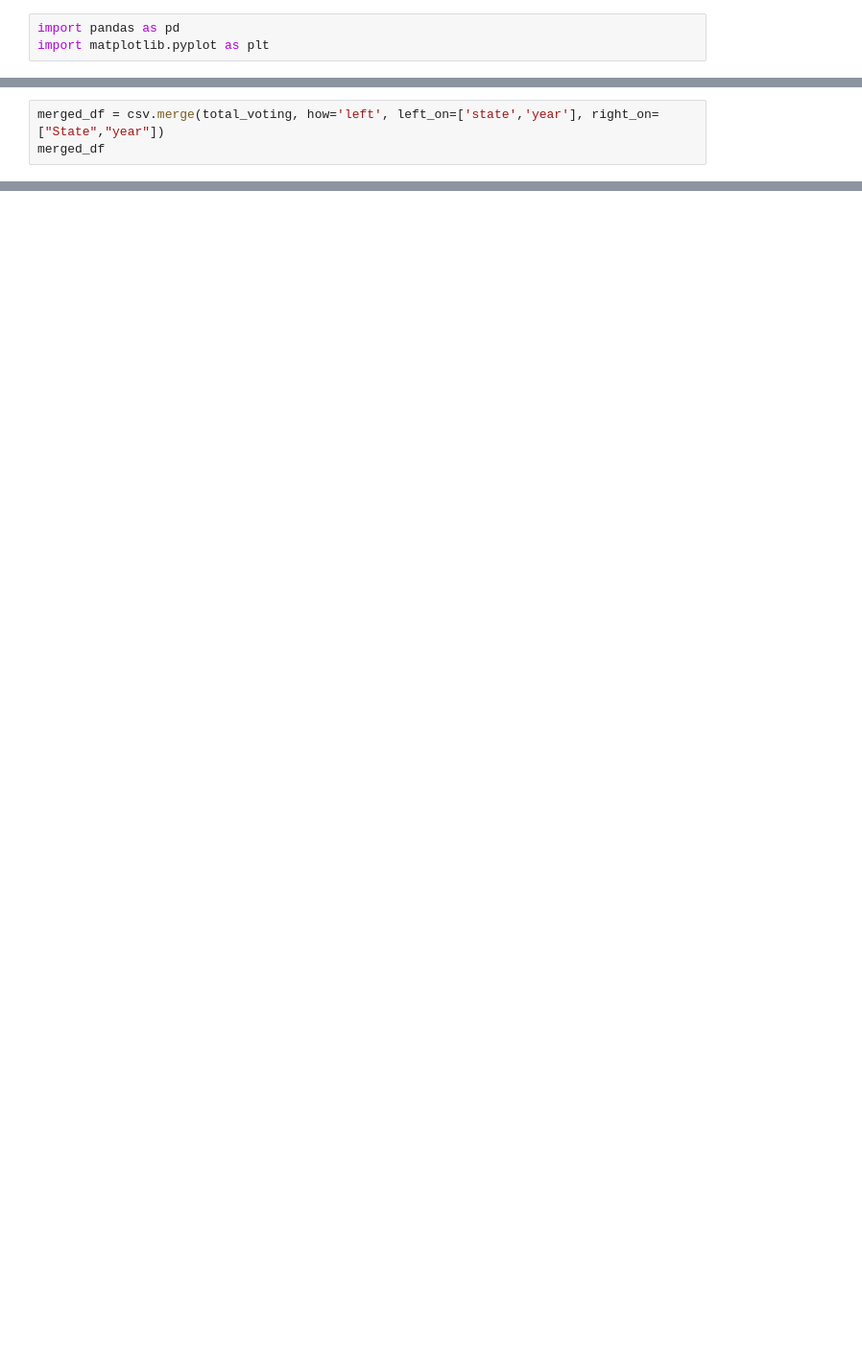
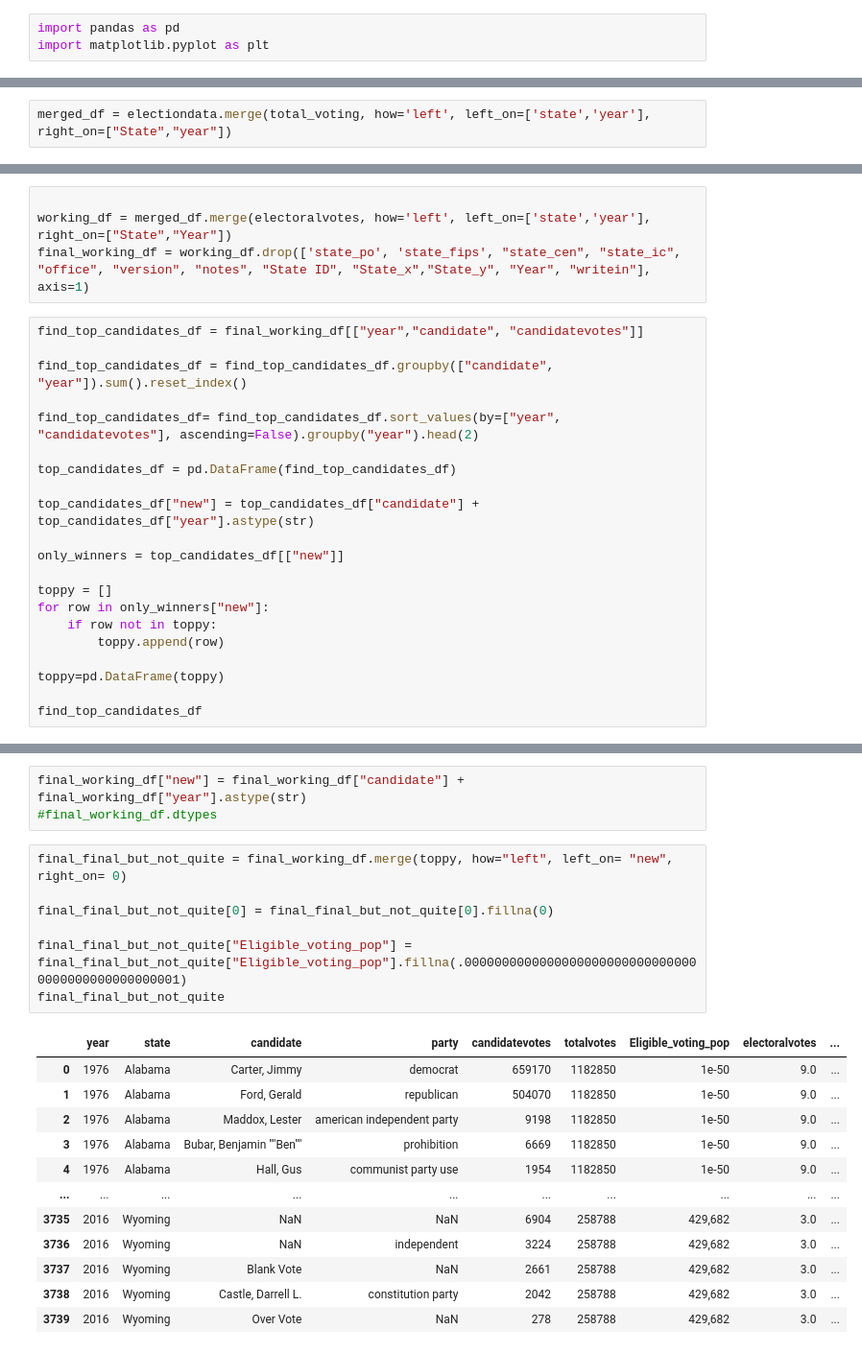
Before and after one commit to HBlockBeach/who_won_it, a Jupyter notebook: data/politics_data_raw.ipynb, the cells around one changed output, grey strips where cells are left out. Shown at 96% size. Cells and saved outputs as stored; diff of their text form; blank space fills up the shorter version.

Commit message:
data

```diff
--- a/data/politics_data_raw.ipynb
+++ b/data/politics_data_raw.ipynb
@@ -83,3 +25,2 @@ dtype: object
 # %%
-merged_df = csv.merge(total_voting, how='left', left_on=['state','year'], right_on=["State","year"])
-merged_df
+merged_df = electiondata.merge(total_voting, how='left', left_on=['state','year'], right_on=["State","year"])
@@ -132,0 +27,25 @@ grouped_df.plot(kind="bar")
+# %%
+
+working_df = merged_df.merge(electoralvotes, how='left', left_on=['state','year'], right_on=["State","Year"])
+final_working_df = working_df.drop(['state_po', 'state_fips', "state_cen", "state_ic", "office", "version", "notes", "State ID", "State_x","State_y", "Year", "writein"], axis=1)
+# %%
+find_top_candidates_df = final_working_df[["year","candidate", "candidatevotes"]]
+
+find_top_candidates_df = find_top_candidates_df.groupby(["candidate", "year"]).sum().reset_index()
+
+find_top_candidates_df= find_top_candidates_df.sort_values(by=["year", "candidatevotes"], ascending=False).groupby("year").head(2)
+
+top_candidates_df = pd.DataFrame(find_top_candidates_df)
+
+top_candidates_df["new"] = top_candidates_df["candidate"] + top_candidates_df["year"].astype(str)
+
+only_winners = top_candidates_df[["new"]]
+
+toppy = []
+for row in only_winners["new"]:
+    if row not in toppy:
+        toppy.append(row)
+
+toppy=pd.DataFrame(toppy)
+
+find_top_candidates_df
@@ -132,0 +70,23 @@ grouped_df.plot(kind="bar")
+# %%
+final_working_df["new"] = final_working_df["candidate"] + final_working_df["year"].astype(str)
+#final_working_df.dtypes
+# %%
+final_final_but_not_quite = final_working_df.merge(toppy, how="left", left_on= "new", right_on= 0)
+
+final_final_but_not_quite[0] = final_final_but_not_quite[0].fillna(0)
+
+final_final_but_not_quite["Eligible_voting_pop"] = final_final_but_not_quite["Eligible_voting_pop"].fillna(.00000000000000000000000000000000000000000000000001)
+final_final_but_not_quite
+# %% [output]
+|  | year | state | candidate | party | candidatevotes | totalvotes | Eligible_voting_pop | electoralvotes | ... |
+| 0 | 1976 | Alabama | Carter, Jimmy | democrat | 659170 | 1182850 | 1e-50 | 9.0 | ... |
+| 1 | 1976 | Alabama | Ford, Gerald | republican | 504070 | 1182850 | 1e-50 | 9.0 | ... |
+| 2 | 1976 | Alabama | Maddox, Lester | american independent party | 9198 | 1182850 | 1e-50 | 9.0 | ... |
+| 3 | 1976 | Alabama | Bubar, Benjamin ""Ben"" | prohibition | 6669 | 1182850 | 1e-50 | 9.0 | ... |
+| 4 | 1976 | Alabama | Hall, Gus | communist party use | 1954 | 1182850 | 1e-50 | 9.0 | ... |
+| ... | ... | ... | ... | ... | ... | ... | ... | ... | ... |
+| 3735 | 2016 | Wyoming | NaN | NaN | 6904 | 258788 | 429,682 | 3.0 | ... |
+| 3736 | 2016 | Wyoming | NaN | independent | 3224 | 258788 | 429,682 | 3.0 | ... |
+| 3737 | 2016 | Wyoming | Blank Vote | NaN | 2661 | 258788 | 429,682 | 3.0 | ... |
+| 3738 | 2016 | Wyoming | Castle, Darrell L. | constitution party | 2042 | 258788 | 429,682 | 3.0 | ... |
+| 3739 | 2016 | Wyoming | Over Vote | NaN | 278 | 258788 | 429,682 | 3.0 | ... |
```
Also changed, not shown: parts of 19 cells of this notebook, 1 other file.
